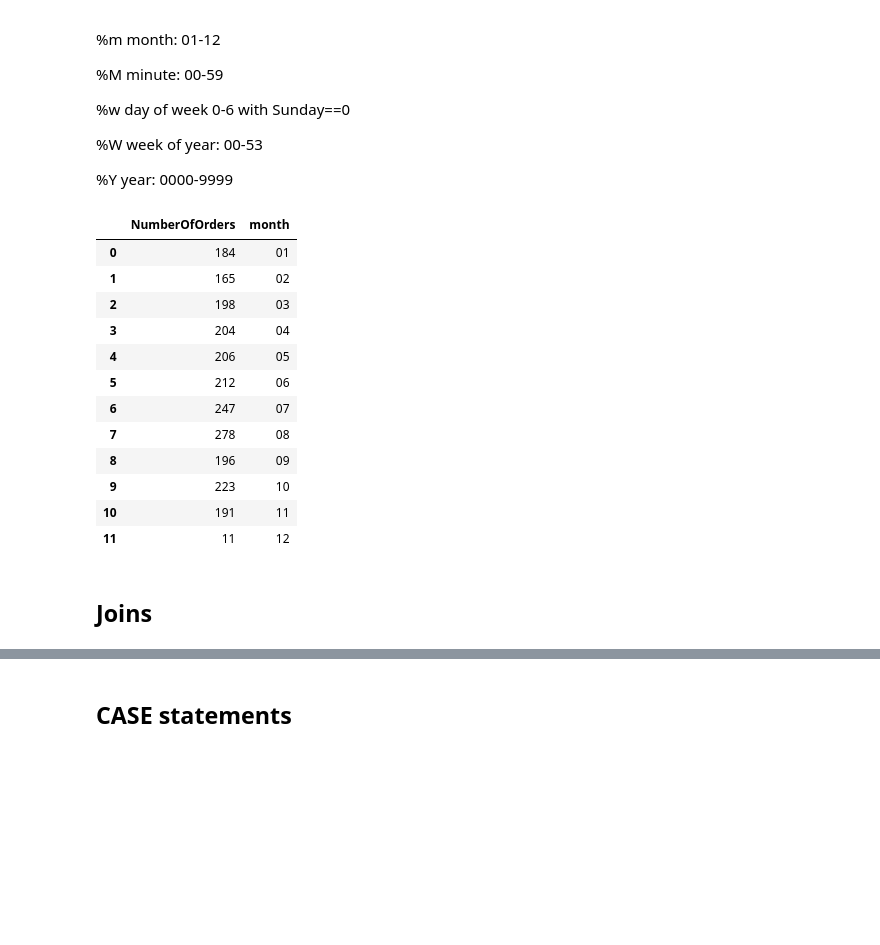
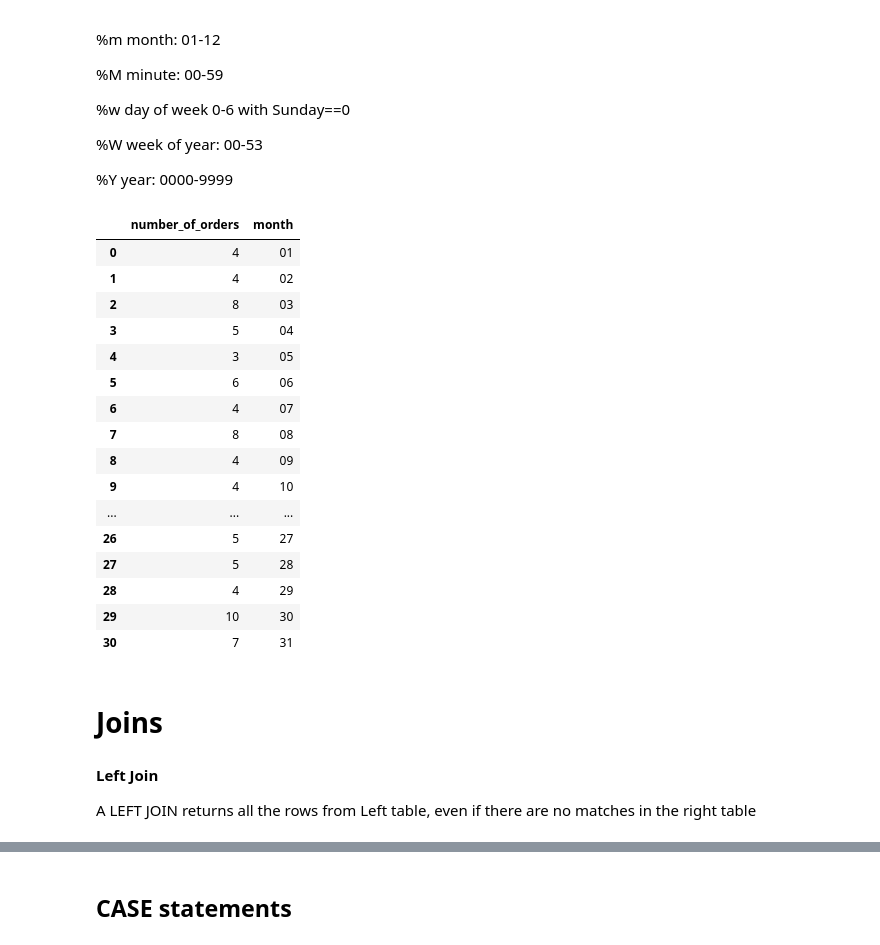
Before and after one commit to AISaturdaysLagos/cohort8_materials, a Jupyter notebook: Lab_4.ipynb, the cells around one changed output, grey strips where cells are left out. Cells and saved outputs as stored; diff of their text form; code cells hidden in the pictures; blank space fills up the shorter version.

```diff
--- a/Lab_4.ipynb
+++ b/Lab_4.ipynb
@@ -159,21 +226,31 @@ result
 %Y		year: 0000-9999
 # %%
 # Number of Orders for each month IN 2015
-result = pd.read_sql_query("SELECT COUNT(OrderNumber)AS NumberOfOrders ,strftime('%m', OrderDate) AS month FROM sales WHERE OrderDate BETWEEN '2015-01-01' and '2015-12-01' GROUP BY month ", connection)
+result = pd.read_sql_query("""SELECT count(OrderNumber) as number_of_orders,
+                strftime('%d',OrderDate) as month from sales WHERE OrderDate
+                BETWEEN '2015-01-01' AND '2015-01-31'  GROUP BY month """, connection)
 result
 # %% [output]
-|  | NumberOfOrders | month |
-| 0 | 184 | 01 |
-| 1 | 165 | 02 |
-| 2 | 198 | 03 |
-| 3 | 204 | 04 |
-| 4 | 206 | 05 |
-| 5 | 212 | 06 |
-| 6 | 247 | 07 |
-| 7 | 278 | 08 |
-| 8 | 196 | 09 |
-| 9 | 223 | 10 |
-| 10 | 191 | 11 |
-| 11 | 11 | 12 |
+|  | number_of_orders | month |
+| 0 | 4 | 01 |
+| 1 | 4 | 02 |
+| 2 | 8 | 03 |
+| 3 | 5 | 04 |
+| 4 | 3 | 05 |
+| 5 | 6 | 06 |
+| 6 | 4 | 07 |
+| 7 | 8 | 08 |
+| 8 | 4 | 09 |
+| 9 | 4 | 10 |
+| ... | ... | ... |
+| 26 | 5 | 27 |
+| 27 | 5 | 28 |
+| 28 | 4 | 29 |
+| 29 | 10 | 30 |
+| 30 | 7 | 31 |
 # %% [markdown]
-## Joins
+# Joins
+# %% [markdown]
+**Left Join**
+
+A LEFT JOIN returns all the rows from Left table, even if there are no matches in the right table
```
Also changed, not shown: parts of 44 cells of this notebook.
